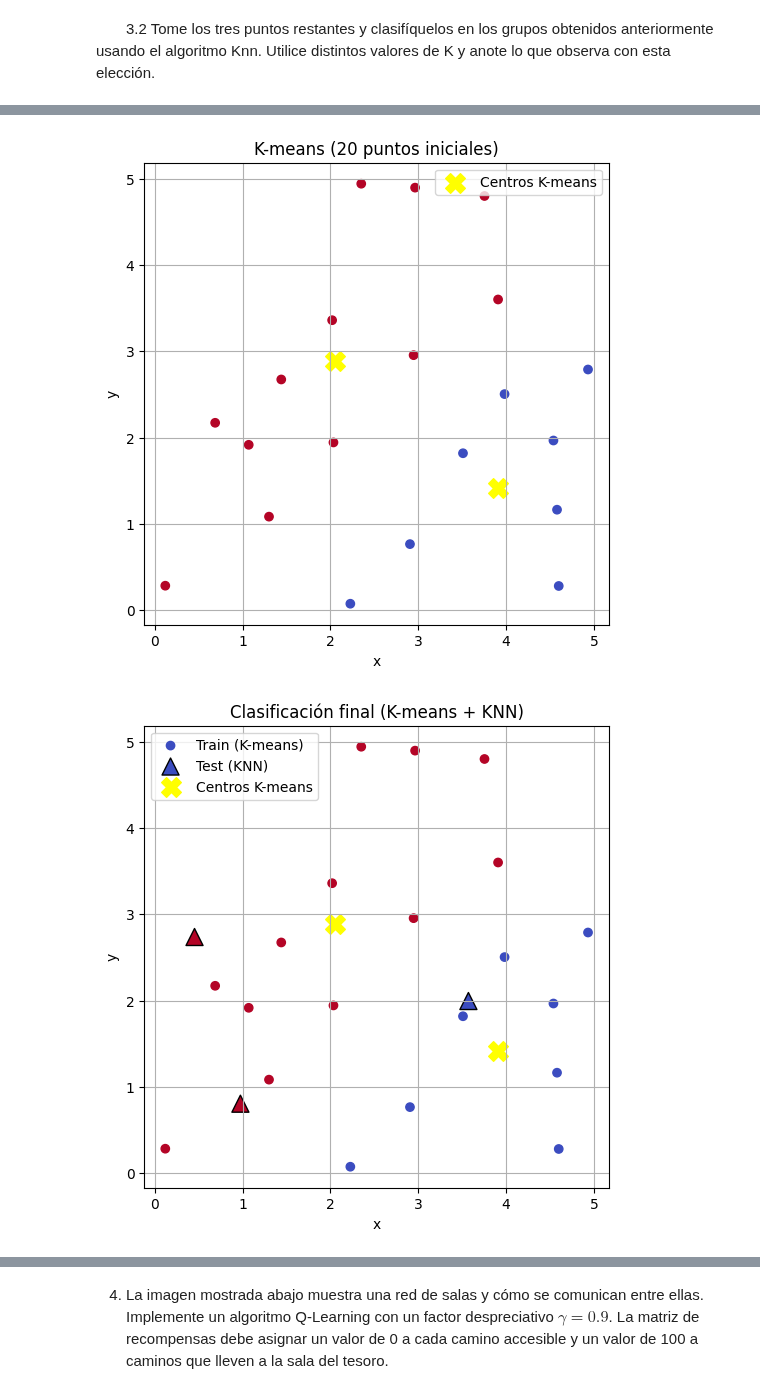
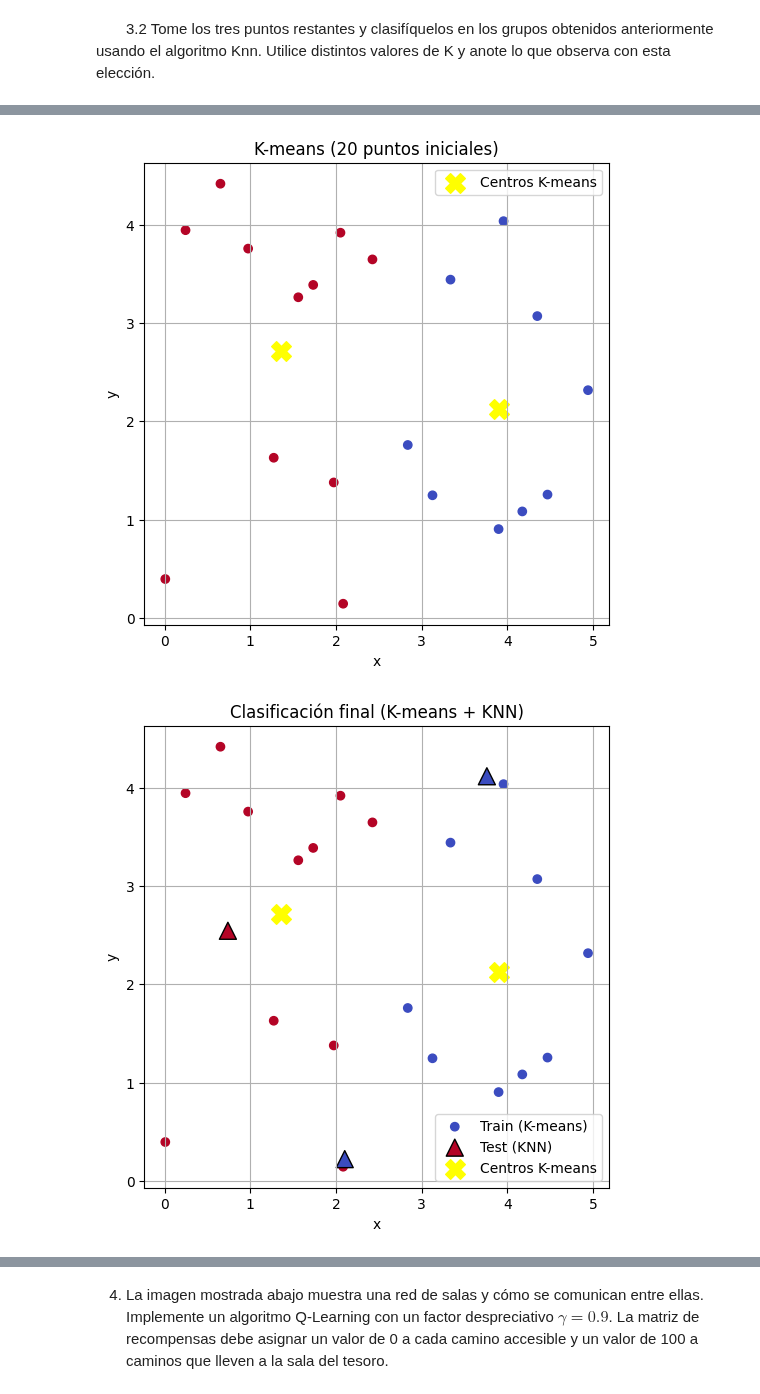
Before and after one commit to jerovidela/IA, a Jupyter notebook: TP08/TP8.ipynb, the cells around one changed output, grey strips where cells are left out. Cells and saved outputs as stored; diff of their text form; code cells hidden in the pictures.

```diff
--- a/TP08/TP8.ipynb
+++ b/TP08/TP8.ipynb
@@ -52,7 +52,7 @@ import matplotlib.pyplot as plt
 from sklearn.cluster import KMeans
 from sklearn.neighbors import KNeighborsClassifier
 
-semilla = 24421573
+semilla = 26541321
 
 # 1. Generar 23 puntos aleatorios (x, y) en [0, 5]
 np.random.seed(semilla)  # Semilla fija para reproducibilidad
@@ -92,7 +92,7 @@ plt.grid(True)
 plt.show()
 
 # 4. Entrenar un clasificador KNN usando los labels de K-means
-knn = KNeighborsClassifier(n_neighbors=3)  # <--- Valor de k !
+knn = KNeighborsClassifier(n_neighbors=3)  # <--- Valor de k!
 knn.fit(puntos_train, labels_train)
 
 # Predecir los 3 puntos restantes
@@ -128,2 +128,2 @@ plt.show()
-[figure, old version]
+[figure, new version]
-[figure, old version]
+[figure, new version]
```
Also changed, not shown: parts of 1 cell of this notebook.
